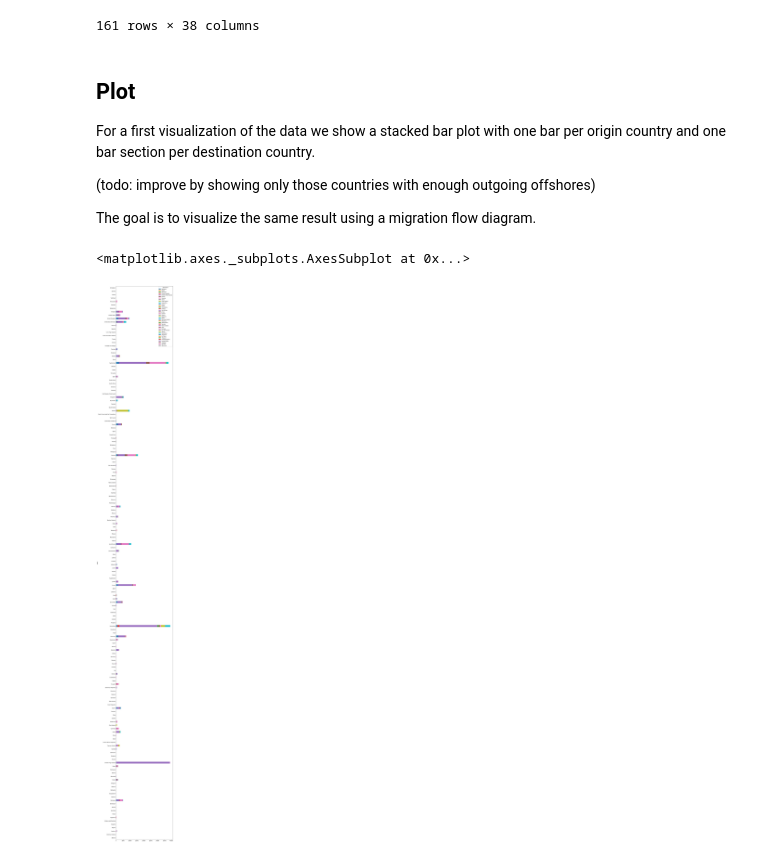
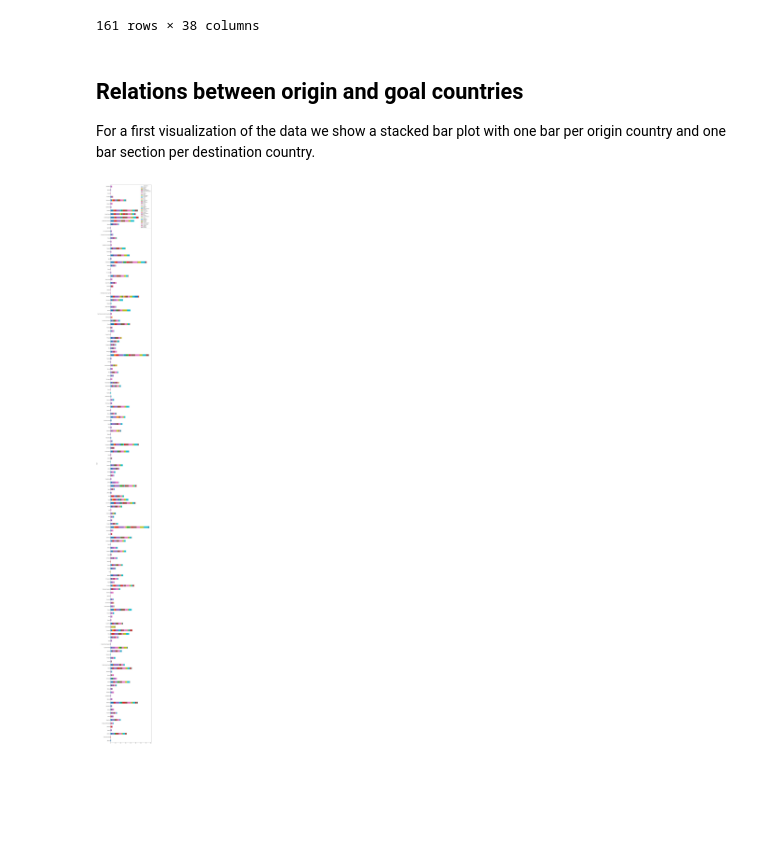
Before and after one commit to puccife/ADAHomeworks, a Jupyter notebook: project/Project_q3.ipynb, the cells around one changed output. Drawn from its saved outputs; the diff is of its cells as text; code cells hidden in the pictures; blank space fills up the shorter version.

Commit message:
refactor plots

```diff
--- a/project/Project_q3.ipynb
+++ b/project/Project_q3.ipynb
@@ -64,13 +79,4 @@ Therefore, we duplicate those rows and add them for each of the mentioned countr
 # %%
-'''
-multiple_orig = crosstable.reset_index()[crosstable.reset_index().origin.str.contains(';')]
-multiple_orig_split = crosstable.reset_index()[~crosstable.reset_index().origin.str.contains(';')]
-for index, row in multiple_orig.iterrows():
-    for orig in row['origin'].split(';'):
-        multiple_orig_split = multiple_orig_split.append(pd.concat([pd.Series({'origin' : orig}), row[1:]]), ignore_index=True)
-multiple_orig_split
-'''
-
 multiple_orig = pd.DataFrame(columns = crosstable.reset_index().columns)
 for index, row in crosstable.reset_index().iterrows():
     for orig in row['origin'].split(';'):
@@ -109,15 +114,6 @@ crosstable.drop('Not identified')
 | Zimbabwe | 0 | 0 | 0 | 0 | 5 | 0 | 0 | 0 | ... |
 161 rows × 38 columns
 # %% [markdown]
-## Plot
+## Relations between origin and goal countries
 
 For a first visualization of the data we show a stacked bar plot with one bar per origin country and one bar section per destination country.
-
-(todo: improve by showing only those countries with enough outgoing offshores)
-
-The goal is to visualize the same result using a migration flow diagram.
-# %%
-crosstable.plot.barh(stacked=True, figsize = [10, 100])
-# %% [output]
-<matplotlib.axes._subplots.AxesSubplot at 0x...>
-[figure, removed]
@@ -125,0 +120,14 @@ crosstable.plot.barh(stacked=True, figsize = [10, 100])
+# %%
+crosstable[crosstable == 0.0] = np.nan
+# %%
+def draw_bar(matrix):
+    '''
+    Function used to draw a bar plot from a cross table.
+    Params:
+        @matrix: crosstable
+    '''
+    matrix.plot.barh(stacked=True, figsize = [10, 140])
+# %%
+draw_bar(np.log(crosstable + 1))
+# %% [output]
+[figure, added]
```
Also changed, not shown: parts of 19 cells of this notebook.
